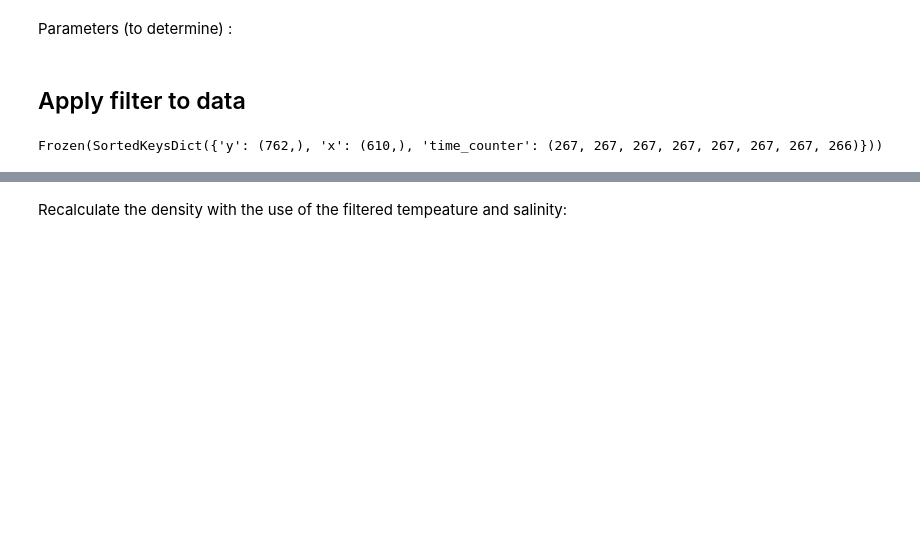
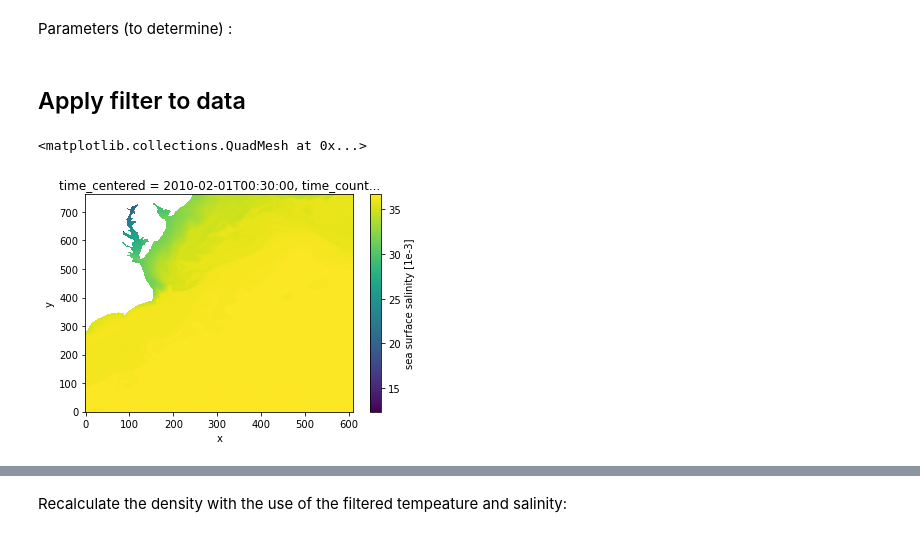
Before and after one commit to anastasiaGor/oceanDataNotebooks, a Jupyter notebook: gcm_filter/distributions_Dask-eNATL60.ipynb, the cells around one changed output, grey strips where cells are left out. Cells and saved outputs as stored; diff of their text form; code cells hidden in the pictures; blank space fills up the shorter version.

```diff
--- a/gcm_filter/distributions_Dask-eNATL60.ipynb
+++ b/gcm_filter/distributions_Dask-eNATL60.ipynb
@@ -153,5 +157,4 @@ wet_mask = xr.DataArray(enatl01w.umask[coord_slice],
                         dims=['y','x'],
                         coords={'y':np.arange(len(enatl01w.y[y_slice])),
                            'x':np.arange(len(enatl01w.x[x_slice]))}
-           )
-#wet_mask.plot()
+           ).load()
@@ -191,6 +204,7 @@ dataset_to_filter = xr.Dataset(
-# %%
-dataset_to_filter.chunks
-# %% [output]
-Frozen(SortedKeysDict({'y': (762,), 'x': (610,), 'time_counter': (267, 267, 267, 267, 267, 267, 267, 266)}))
+# %%
+dataset_to_filter.isel(time_counter=0).sal.plot()
+# %% [output]
+<matplotlib.collections.QuadMesh at 0x...>
+[figure, added]
 # %%
 # ALLOCATION
```
Also changed, not shown: parts of 37 cells of this notebook, 4 other files.
